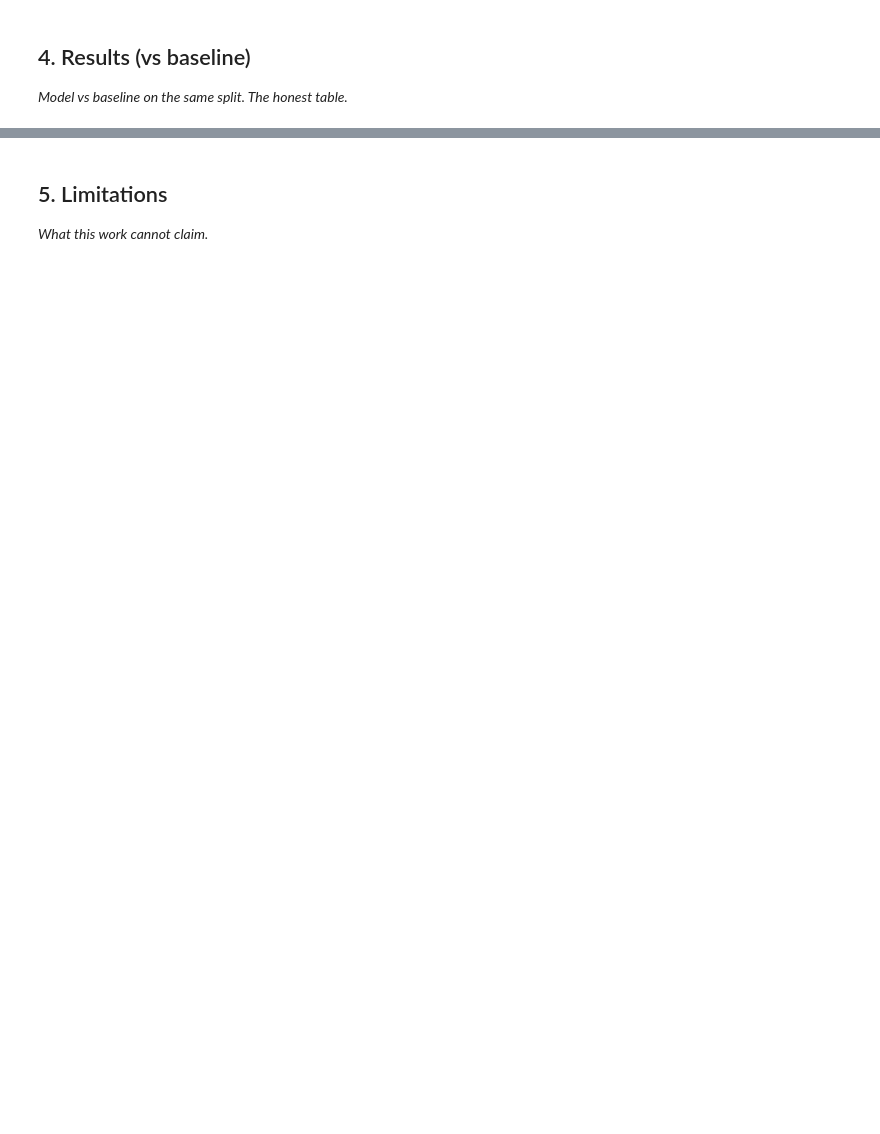
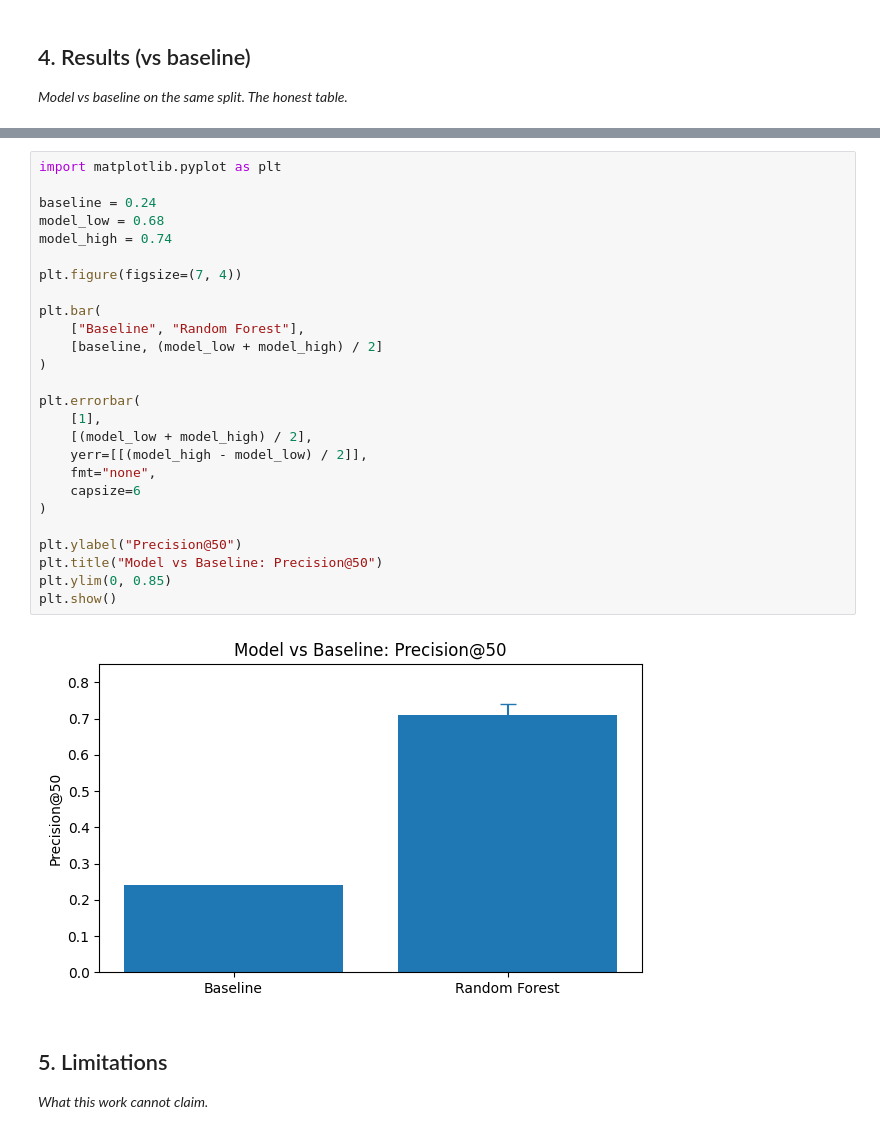
Before and after one commit to nithishreddy08/flyrank, a Jupyter notebook: work/notebooks/capstone.ipynb, the cells around one changed output, grey strips where cells are left out. Drawn from its saved outputs; the diff is of its cells as text; blank space fills up the shorter version.

```diff
--- a/work/notebooks/capstone.ipynb
+++ b/work/notebooks/capstone.ipynb
@@ -25,3 +86,31 @@ This skeleton is yours to fill. Work the sections **in order** — each one has
+# %%
+import matplotlib.pyplot as plt
+
+baseline = 0.24
+model_low = 0.68
+model_high = 0.74
+
+plt.figure(figsize=(7, 4))
+
+plt.bar(
+    ["Baseline", "Random Forest"],
+    [baseline, (model_low + model_high) / 2]
+)
+
+plt.errorbar(
+    [1],
+    [(model_low + model_high) / 2],
+    yerr=[[(model_high - model_low) / 2]],
+    fmt="none",
+    capsize=6
+)
+
+plt.ylabel("Precision@50")
+plt.title("Model vs Baseline: Precision@50")
+plt.ylim(0, 0.85)
+plt.show()
+# %% [output]
+[figure, added]
 # %% [markdown]
 ## 5. Limitations
 
```
Also changed, not shown: parts of 12 cells of this notebook.
